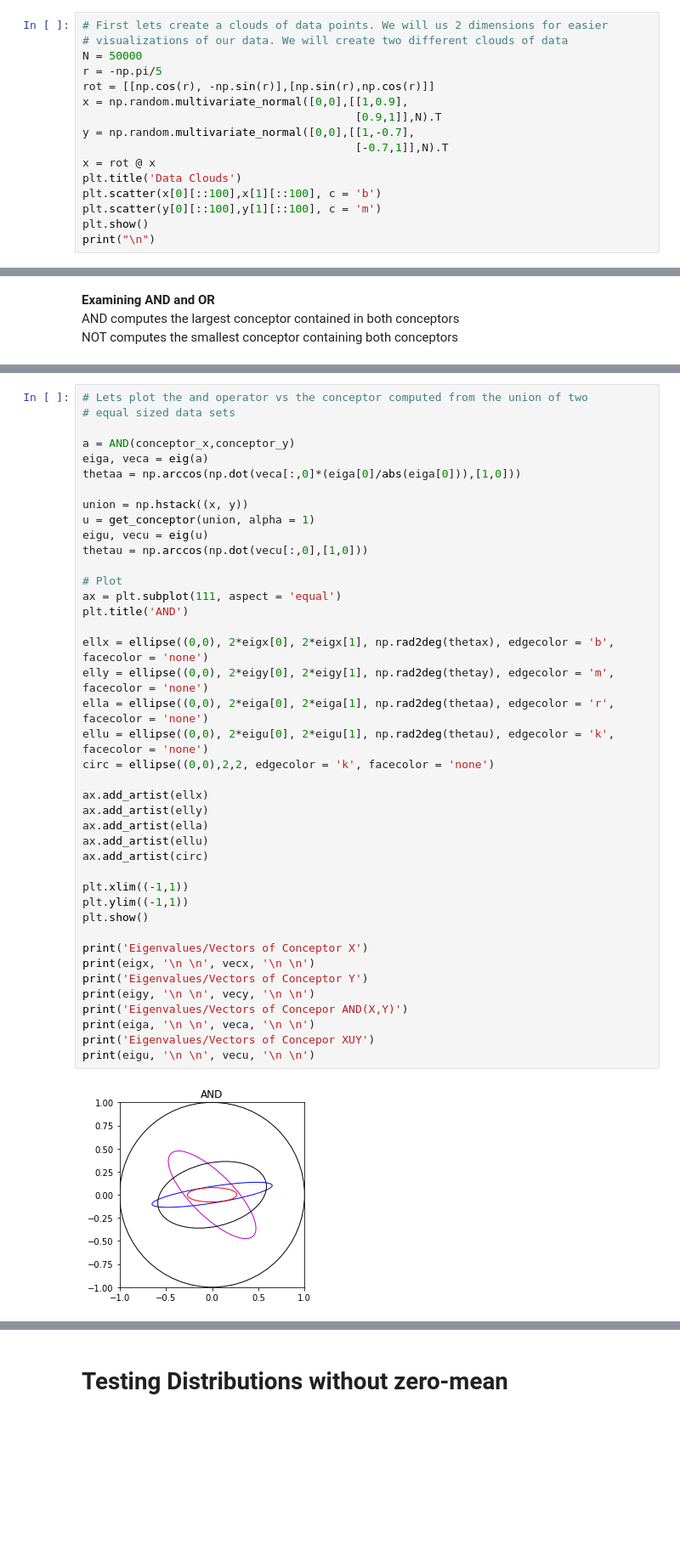
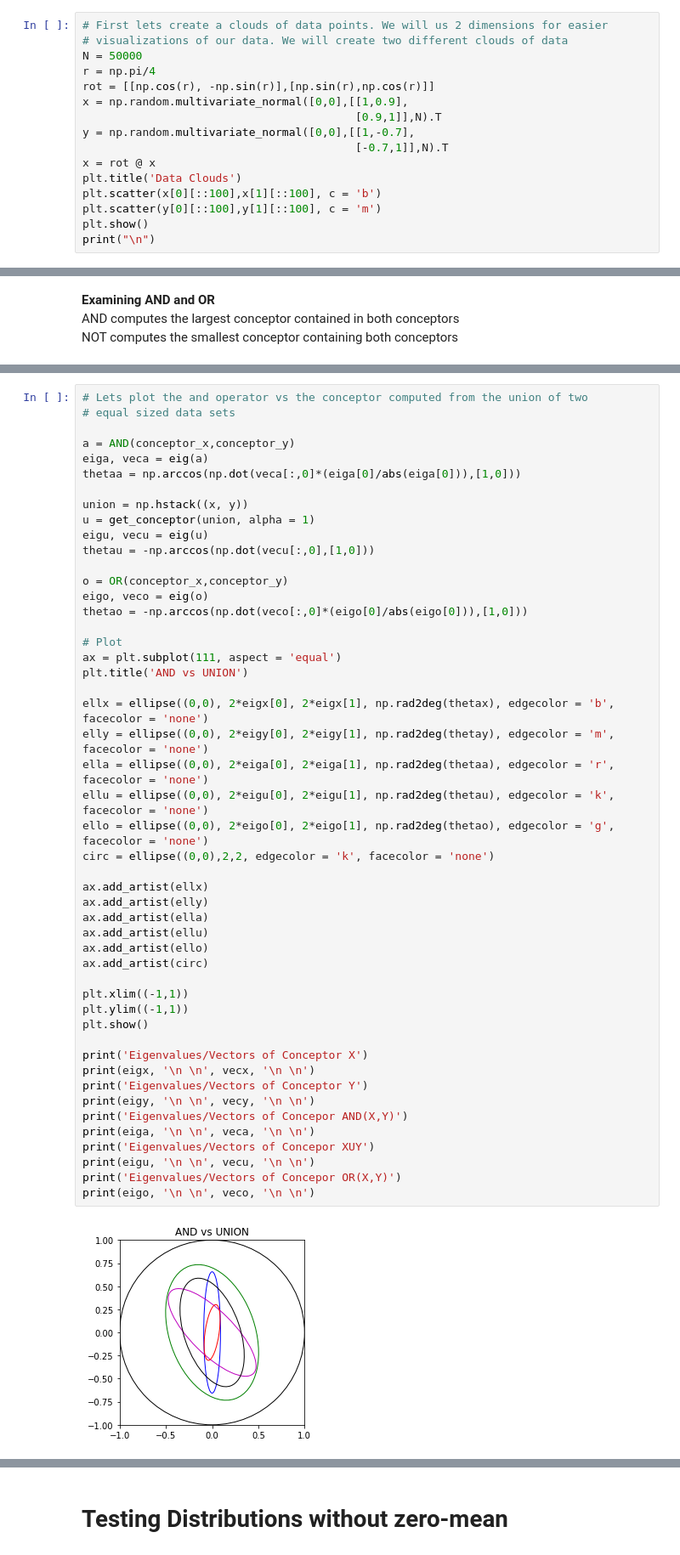
Before and after one commit to chetan-parthiban/Conceptors, a Jupyter notebook: ConceptorsExperiments.ipynb, the cells around one changed output, grey strips where cells are left out. Shown at 85% size. Saved outputs shown, nothing was run; the diff lists cells and outputs as text; blank space fills up the shorter version.

```diff
--- a/ConceptorsExperiments.ipynb
+++ b/ConceptorsExperiments.ipynb
@@ -49,7 +48,7 @@ def OR(x,y):
 # First lets create a clouds of data points. We will us 2 dimensions for easier
 # visualizations of our data. We will create two different clouds of data
 N = 50000
-r = -np.pi/5
+r = np.pi/4
 rot = [[np.cos(r), -np.sin(r)],[np.sin(r),np.cos(r)]]
 x = np.random.multivariate_normal([0,0],[[1,0.9],
                                          [0.9,1]],N).T
@@ -294,36 +294,44 @@ thetaa = np.arccos(np.dot(veca[:,0]*(eiga[0]/abs(eiga[0])),[1,0]))
 union = np.hstack((x, y))
 u = get_conceptor(union, alpha = 1)
 eigu, vecu = eig(u)
-thetau = np.arccos(np.dot(vecu[:,0],[1,0]))
+thetau = -np.arccos(np.dot(vecu[:,0],[1,0]))
+
+o = OR(conceptor_x,conceptor_y)
+eigo, veco = eig(o)
+thetao = -np.arccos(np.dot(veco[:,0]*(eigo[0]/abs(eigo[0])),[1,0]))
 
 # Plot
 ax = plt.subplot(111, aspect = 'equal')
-plt.title('AND')
+plt.title('AND vs UNION')
 
 ellx = ellipse((0,0), 2*eigx[0], 2*eigx[1], np.rad2deg(thetax), edgecolor = 'b', facecolor = 'none')
 elly = ellipse((0,0), 2*eigy[0], 2*eigy[1], np.rad2deg(thetay), edgecolor = 'm', facecolor = 'none')
 ella = ellipse((0,0), 2*eiga[0], 2*eiga[1], np.rad2deg(thetaa), edgecolor = 'r', facecolor = 'none')
 ellu = ellipse((0,0), 2*eigu[0], 2*eigu[1], np.rad2deg(thetau), edgecolor = 'k', facecolor = 'none')
+ello = ellipse((0,0), 2*eigo[0], 2*eigo[1], np.rad2deg(thetao), edgecolor = 'g', facecolor = 'none')
 circ = ellipse((0,0),2,2, edgecolor = 'k', facecolor = 'none')
 
 ax.add_artist(ellx)
 ax.add_artist(elly)
 ax.add_artist(ella)
 ax.add_artist(ellu)
+ax.add_artist(ello)
 ax.add_artist(circ)
 
 plt.xlim((-1,1))
 plt.ylim((-1,1))
 plt.show()
 
 print('Eigenvalues/Vectors of Conceptor X')
 print(eigx, '\n \n', vecx, '\n \n')
 print('Eigenvalues/Vectors of Conceptor Y')
 print(eigy, '\n \n', vecy, '\n \n')
 print('Eigenvalues/Vectors of Concepor AND(X,Y)')
 print(eiga, '\n \n', veca, '\n \n')
 print('Eigenvalues/Vectors of Concepor XUY')
 print(eigu, '\n \n', vecu, '\n \n')
+print('Eigenvalues/Vectors of Concepor OR(X,Y)')
+print(eigo, '\n \n', veco, '\n \n')
 # %% [output]
-[figure, old version]
+[figure, new version]
 Eigenvalues/Vectors of Conceptor X
```
Also changed, not shown: parts of 11 cells of this notebook.
